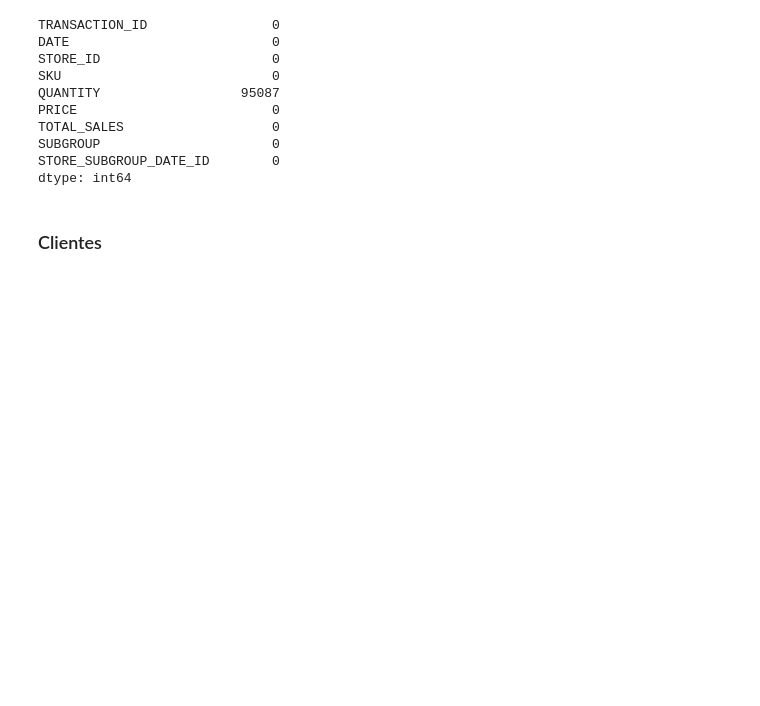
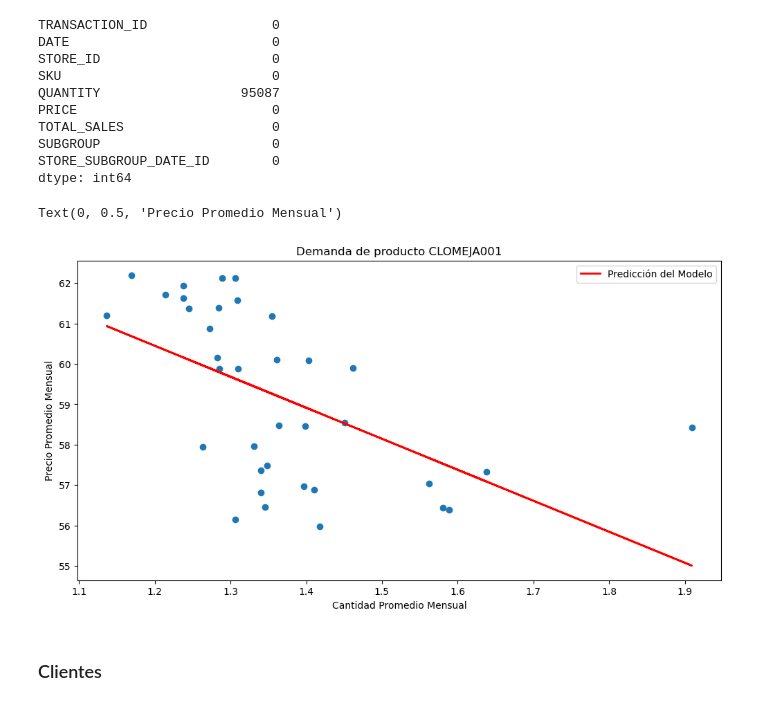
Before and after one commit to JuanCruzMendoza/AlixPartners-Competencia, a Jupyter notebook: src/exploracion_datos.ipynb, the cells around one changed output. Drawn from its saved outputs; the diff is of its cells as text; code cells hidden in the pictures; blank space fills up the shorter version.

Commit message:
demanda de un producto

```diff
--- a/src/exploracion_datos.ipynb
+++ b/src/exploracion_datos.ipynb
@@ -52,6 +61,35 @@ transactions_data['QUANTITY'] = transactions_data.apply(
 # %%
 # Guardamos el DataFrame procesado
 transactions_data.to_csv("../data/procesados/eci_transactions_data_procesado.csv", index=False)
+# %%
+# Ejemplo demanda de un producto (CLOMEJA001)
+jackets = transactions_data[transactions_data["SKU"] == "CLOMEJA001"].copy()
+jackets['DATE'] = pd.to_datetime(jackets['DATE'])
+
+# Agrupá por año y mes
+jackets_mes = jackets.groupby(jackets['DATE'].dt.to_period('M'))[['PRICE', 'QUANTITY']].mean().reset_index()
+# %%
+# Regresion lineal
+modelo_jackets = LinearRegression()
+X = jackets_mes[['QUANTITY']]
+y = jackets_mes['PRICE']
+modelo_jackets.fit(X, y)
+# Predicciones
+pred_jackets = modelo_jackets.predict(X)
+# %%
+# Visualizar demanda de producto junto con predicciones del modelo
+
+
+plt.figure(figsize=(12, 6))
+plt.scatter(X, y, marker='o', linestyle='-')
+plt.plot(X, pred_jackets, color='red', linewidth=2, label='Predicción del Modelo')
+plt.legend()
+plt.title('Demanda de producto CLOMEJA001')
+plt.xlabel('Cantidad Promedio Mensual')
+plt.ylabel('Precio Promedio Mensual')
+# %% [output]
+Text(0, 0.5, 'Precio Promedio Mensual')
+[figure, added]
 # %% [markdown]
 ### Clientes
 # %%
```
Also changed, not shown: parts of 2 cells of this notebook.
